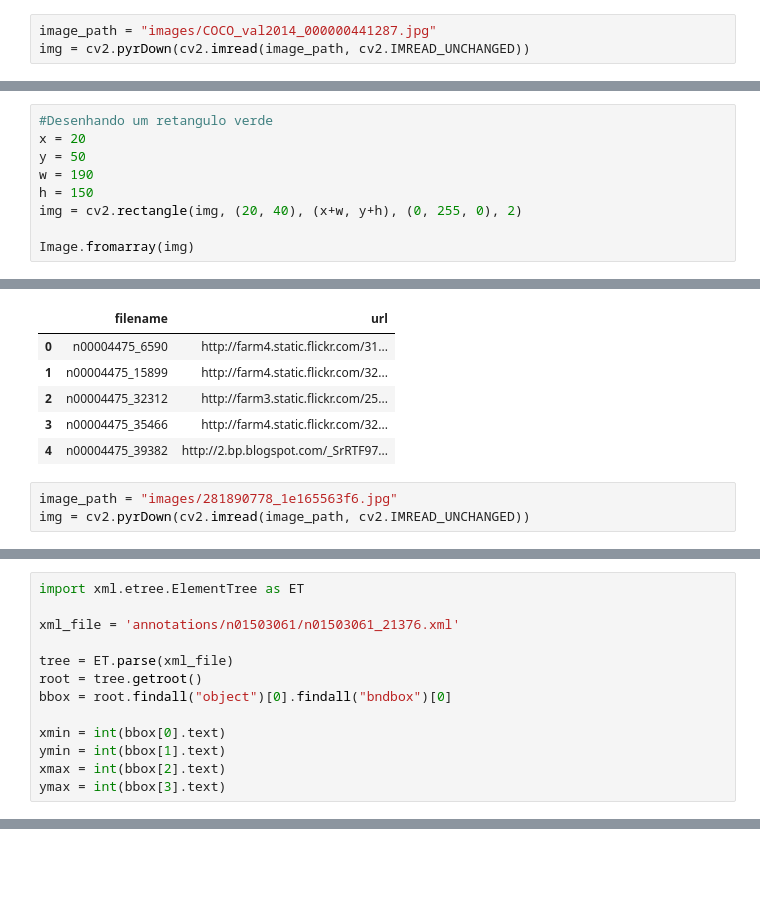
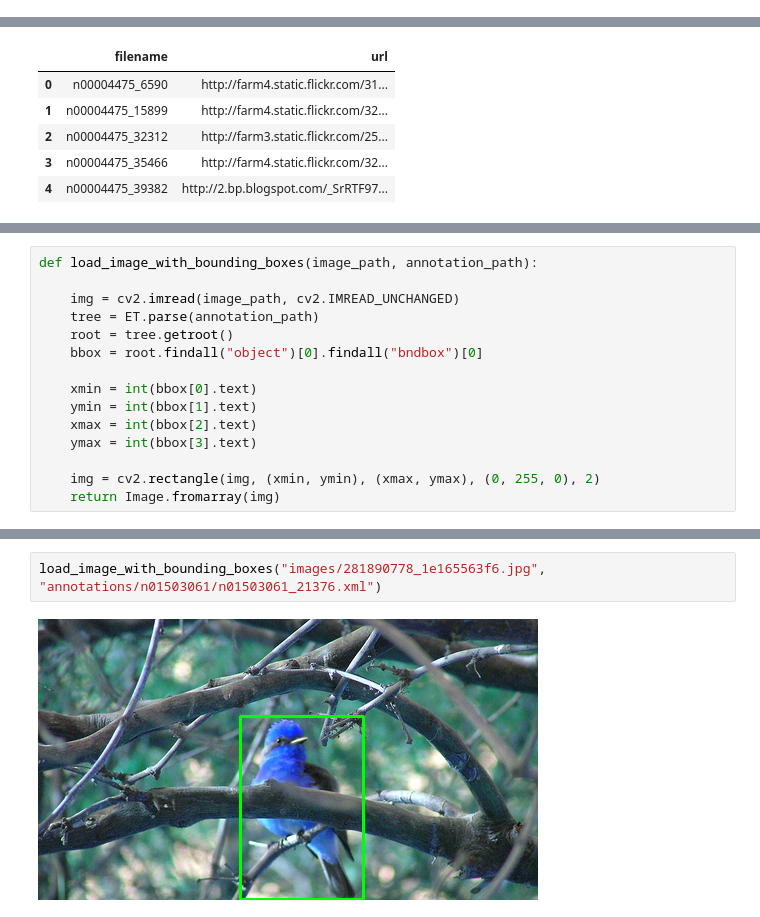
Before and after one commit to ramonsilvanet/trabalhando_com_imagens, a Jupyter notebook: Bounding Boxes - Example.ipynb, the cells around one changed output, grey strips where cells are left out. Cells and saved outputs as stored; diff of their text form; blank space fills up the shorter version.

```diff
--- a/Bounding Boxes - Example.ipynb
+++ b/Bounding Boxes - Example.ipynb
@@ -12,3 +10,0 @@ import urllib.request
-# %%
-image_path = "images/COCO_val2014_000000441287.jpg"
-img = cv2.pyrDown(cv2.imread(image_path, cv2.IMREAD_UNCHANGED))
@@ -34,9 +10,0 @@ annotation["annotations"][0]
-# %%
-#Desenhando um retangulo verde
-x = 20
-y = 50
-w = 190
-h = 150
-img = cv2.rectangle(img, (20, 40), (x+w, y+h), (0, 255, 0), 2)
-
-Image.fromarray(img)
@@ -56,6 +22,3 @@ data.head()
 | 2 | n00004475_32312 | http://farm3.static.flickr.com/25... |
 | 3 | n00004475_35466 | http://farm4.static.flickr.com/32... |
 | 4 | n00004475_39382 | http://2.bp.blogspot.com/_SrRTF97... |
-# %%
-image_path = "images/281890778_1e165563f6.jpg"
-img = cv2.pyrDown(cv2.imread(image_path, cv2.IMREAD_UNCHANGED))
@@ -62,13 +27,15 @@ img = cv2.pyrDown(cv2.imread(image_path, cv2.IMREAD_UNCHANGED))
 # %%
-import xml.etree.ElementTree as ET
+def load_image_with_bounding_boxes(image_path, annotation_path):
 
-xml_file = 'annotations/n01503061/n01503061_21376.xml'
+    img = cv2.imread(image_path, cv2.IMREAD_UNCHANGED)
+    tree = ET.parse(annotation_path)
+    root = tree.getroot()
+    bbox = root.findall("object")[0].findall("bndbox")[0]
 
-tree = ET.parse(xml_file)
-root = tree.getroot()
-bbox = root.findall("object")[0].findall("bndbox")[0]
+    xmin = int(bbox[0].text)
+    ymin = int(bbox[1].text)
+    xmax = int(bbox[2].text)
+    ymax = int(bbox[3].text)
 
-xmin = int(bbox[0].text)
-ymin = int(bbox[1].text)
-xmax = int(bbox[2].text)
-ymax = int(bbox[3].text)
+    img = cv2.rectangle(img, (xmin, ymin), (xmax, ymax), (0, 255, 0), 2)
+    return Image.fromarray(img)
@@ -79,0 +42,4 @@ Image.fromarray(img)
+# %%
+load_image_with_bounding_boxes("images/281890778_1e165563f6.jpg", "annotations/n01503061/n01503061_21376.xml")
+# %% [output]
+[figure, added]
```
Also changed, not shown: parts of 8 cells of this notebook, 2 other files.
